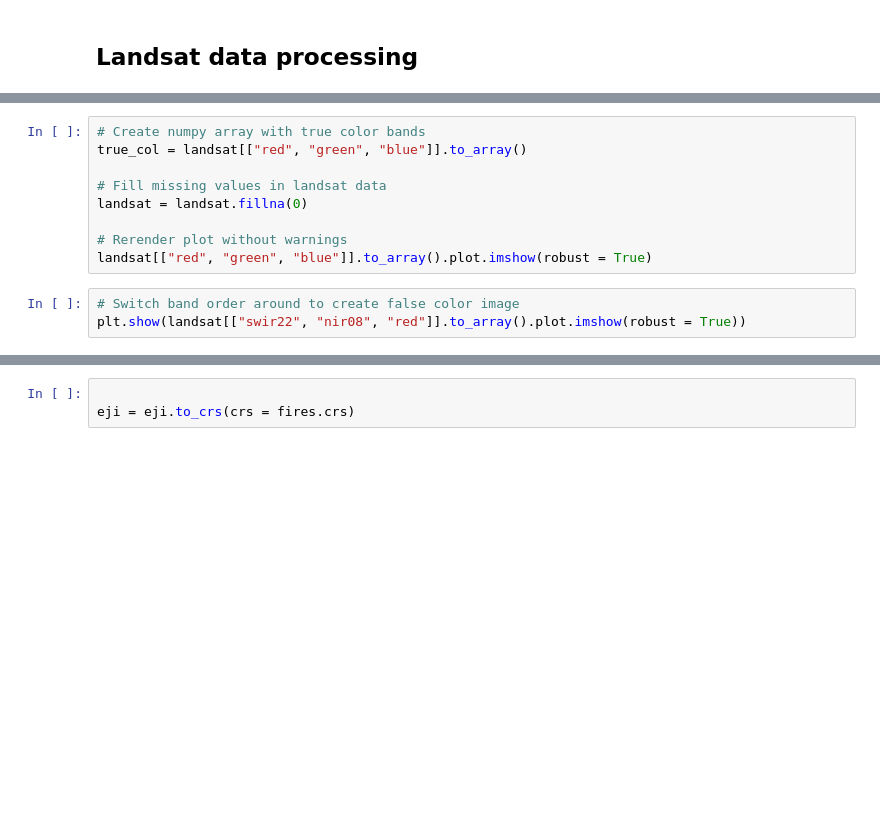
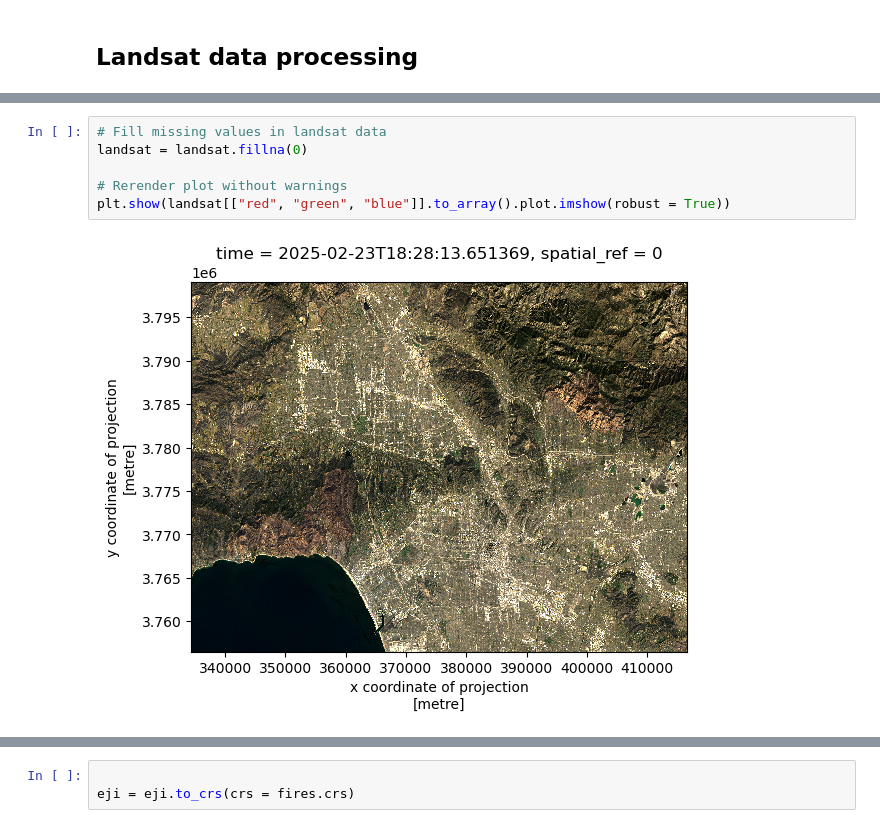
Before and after one commit to NatBonnet/NatBonnet.github.io, a Jupyter notebook: posts/la_fires/la_fires.ipynb, the cells around one changed output, grey strips where cells are left out. Cells and saved outputs as stored; diff of their text form; blank space fills up the shorter version.

```diff
--- a/posts/la_fires/la_fires.ipynb
+++ b/posts/la_fires/la_fires.ipynb
@@ -82,12 +114,8 @@ Because of the way NetCDFs are structured, there is not a CRS explicitly contain
 # %%
-# Create numpy array with true color bands
-true_col = landsat[["red", "green", "blue"]].to_array()
-
 # Fill missing values in landsat data
 landsat = landsat.fillna(0)
 
 # Rerender plot without warnings
-landsat[["red", "green", "blue"]].to_array().plot.imshow(robust = True)
+plt.show(landsat[["red", "green", "blue"]].to_array().plot.imshow(robust = True))
+# %% [output]
+[figure, added]
-# %%
-# Switch band order around to create false color image
-plt.show(landsat[["swir22", "nir08", "red"]].to_array().plot.imshow(robust = True))
```
Also changed, not shown: parts of 9 cells of this notebook, 7 other files.
